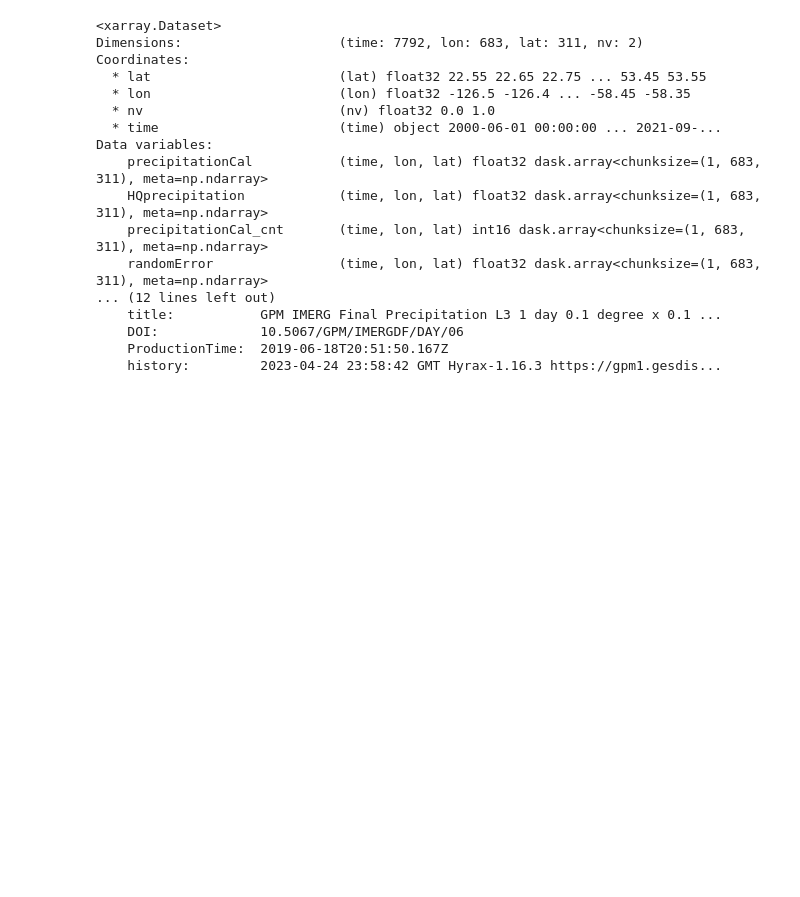
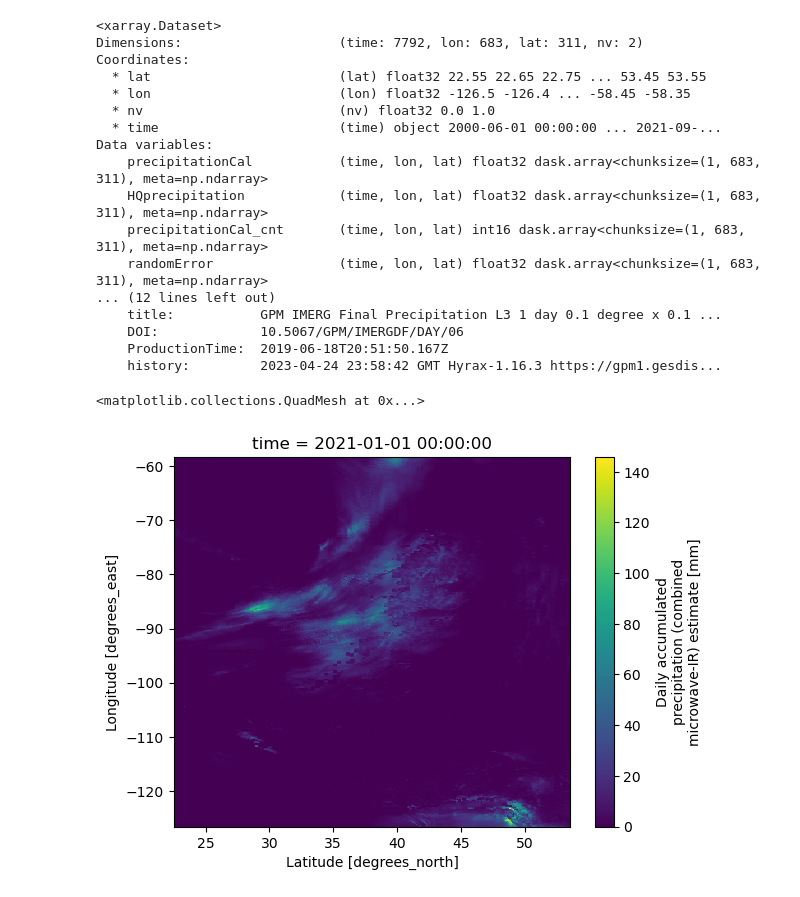
Before and after one commit to UW-SASWE/ResORR, a Jupyter notebook: notebooks/precip_analysis/01-Download-Precip-Data.ipynb, the cells around one changed output. Saved outputs shown, nothing was run; the diff lists cells and outputs as text; code cells hidden in the pictures; blank space fills up the shorter version.

```diff
--- a/notebooks/precip_analysis/01-Download-Precip-Data.ipynb
+++ b/notebooks/precip_analysis/01-Download-Precip-Data.ipynb
@@ -99,3 +99,8 @@ Data variables:
     DOI:             10.5067/GPM/IMERGDF/DAY/06
     ProductionTime:  2019-06-18T20:51:50.167Z
     history:         2023-04-24 23:58:42 GMT Hyrax-1.16.3 https://gpm1.gesdis...
+# %%
+ds['precipitationCal'].sel(time='2021-01-01').plot()
+# %% [output]
+<matplotlib.collections.QuadMesh at 0x...>
+[figure, added]
```
